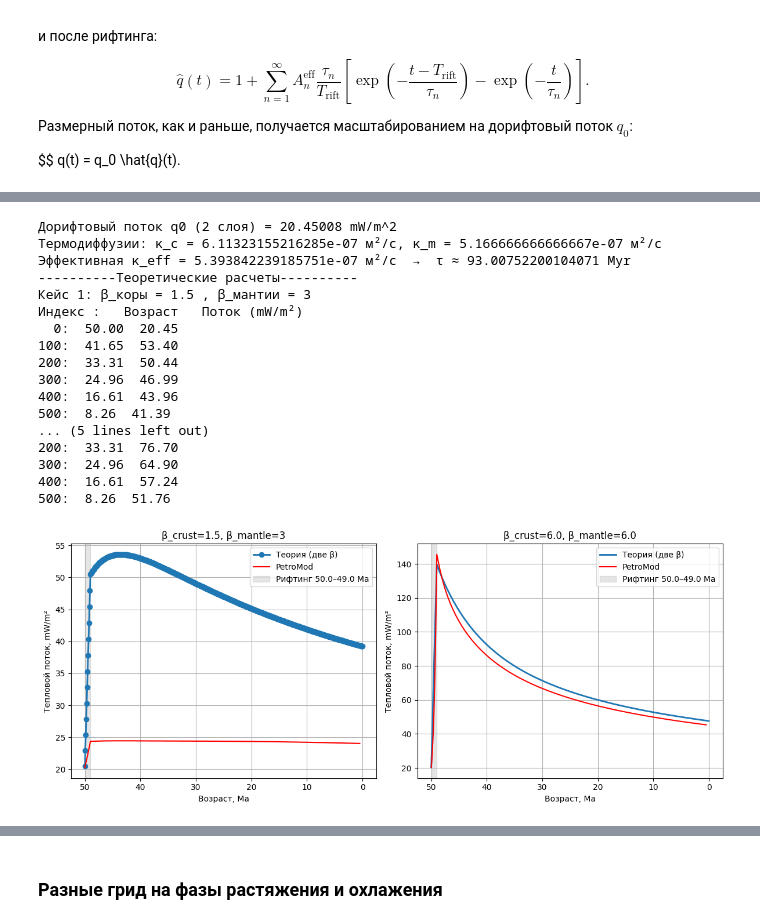
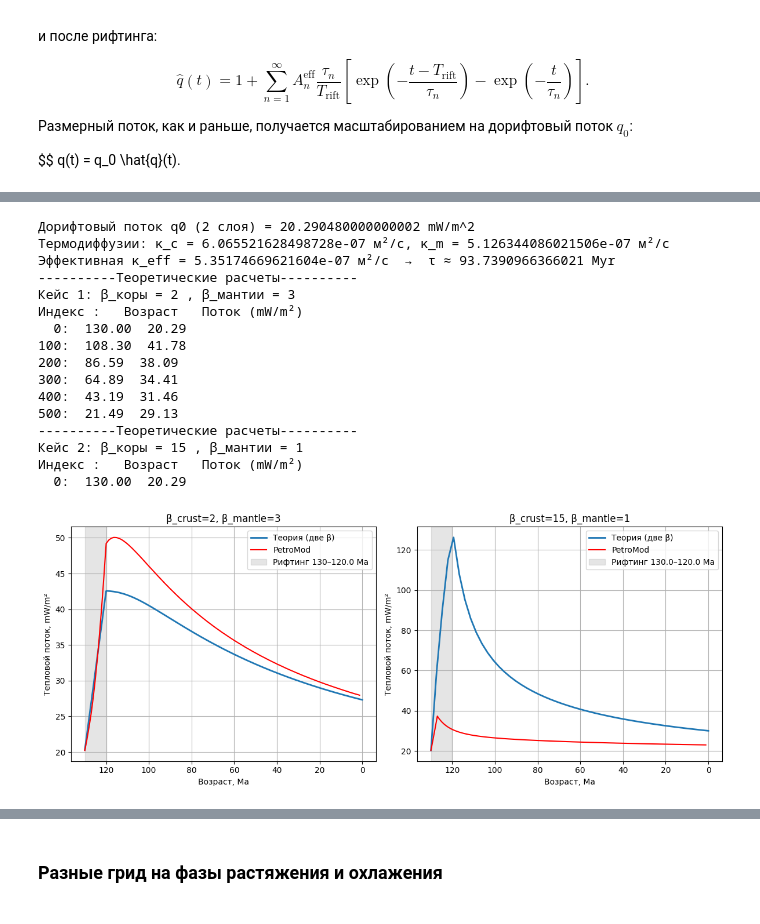
Before and after one commit to MariiaKalinina/heat-transfer-pinn, a Jupyter notebook: heatflux_test copy.ipynb, the cells around one changed output, grey strips where cells are left out. Drawn from its saved outputs; the diff is of its cells as text; code cells hidden in the pictures.

```diff
--- a/heatflux_test copy.ipynb
+++ b/heatflux_test copy.ipynb
@@ -502,8 +575,8 @@ t_mantle_km = 95.0   # толщина литосферной мантии, км
 k_crust  = 1.907      # W/m/K
 k_mantle = 1.907      # W/m/K
 
-k_crust  = 1.922      # W/m/K
-k_mantle = 1.922      # W/m/K
+# k_crust  = 2.6      # W/m/K
+# k_mantle = 2.6     # W/m/K
 
 # 1.922
 
@@ -539,6 +612,8 @@ kappa_mantle = k_mantle / (rho_mantle * cp_mantle) # м^2/с
 # Эффективная диффузивность для всей литосферы
 # κ_eff ≈ (κ_c * t_c + κ_m * t_m) / (t_c + t_m)
 kappa_eff = (kappa_crust * t_crust_m + kappa_mantle * t_mantle_m) / a_m
+
+# kappa_eff = (t_crust_m + t_mantle_m)**2 / (t_crust_m / k_crust + t_mantle_m / k_mantle)/(t_crust_m * rho_crust * cp_crust + t_mantle_m * rho_mantle * cp_mantle)
 
 # Масштабное тепловое время τ для "эквивалентного однородного слоя"
 tau_sec = a_m**2 / (np.pi**2 * kappa_eff)
@@ -587,7 +662,7 @@ def mckenzie_q_over_q0_finite_t_single_beta(t, beta_final, T_rift, tau_myr, n_te
 
 
 def mckenzie_q_finite_age_single_beta(age_array, age_start_rift, age_end_rift,
-                                      beta_final, tau_myr, q0, n_terms=200):
+                                      beta_final, tau_myr, q0, n_terms=5):
     """
     Вариант с одним β в шкале возрастов (Ma).
     """
@@ -640,7 +715,11 @@ def mckenzie_q_over_q0_finite_t_two_beta(t, beta_crust, beta_mantle,
     w_crust  = t_crust_m  / a_m
     w_mantle = t_mantle_m / a_m
 
-    A_n_eff = w_crust * A_n_crust + w_mantle * A_n_mantle
+    # A_n_eff = w_crust * A_n_crust + w_mantle * A_n_mantle
+
+    A_n_eff = 0.90 * A_n_crust + 0.1 * A_n_mantle
+
+    # A_n_eff = A_n_crust + A_n_mantle #<-- попробовать без весов !!!!!!!!!!!!!!!!!!
 
     tau_n = tau_myr / (n ** 2)
 
@@ -690,6 +769,9 @@ def mckenzie_q_finite_age_two_beta(age_array,
 
     return q0 * q_over_q0
 
+
+
+
 # ============================================================
 # 4. ДАННЫЕ PETROMOD (ВЫБИРАЮ ИЗ ФАЙЛА data.txt)
 # (предполагаю, что times и fluxes уже заполнены где-то выше в коде)
@@ -699,7 +781,7 @@ def mckenzie_q_finite_age_two_beta(age_array,
 ages1: list[float] = []
 q1_mW: list[float] = []
 
-cols_to_plot = [12]  # <-- расчёт №13 (индексация с 0)
+cols_to_plot = [0]  # <-- расчёт №13 (индексация с 0)
 for col in cols_to_plot:
     ages1 = times[col]
     q1_mW = fluxes[col]
@@ -708,7 +790,7 @@ age_start1 = 130
 age_end1   = 120.0
 
 # теперь задаём отдельно β для коры и мантии
-beta1_crust  = 1.5
+beta1_crust  = 2
 beta1_mantle = 3  # можешь сделать, например, 1.4 и смотреть эффект
 
 
@@ -716,16 +798,17 @@ beta1_mantle = 3  # можешь сделать, например, 1.4 и смо
 ages2: list[float] = []
 q2_mW: list[float] = []
 
-cols_to_plot = [21]  # <-- расчёт №22
+cols_to_plot = [3]  # <-- расчёт №22
 for col in cols_to_plot:
     ages2 = times[col]
     q2_mW = fluxes[col]
 
+
 age_start2 = 130.0
 age_end2   = 120.0
 
-beta2_crust  = 6.0
-beta2_mantle = 6.0  # и тут можешь задать другое значение
+beta2_crust  = 15
+beta2_mantle = 1
 
 q0_theor_mW = q0_two_layer_mW
 
@@ -734,8 +817,9 @@ q0_theor_mW = q0_two_layer_mW
 # ============================================================
 
 # Единный грид для рифтинга и охлаждения
-age_grid1 = np.linspace(50, 0, 600)  # изменение по оси x
-age_grid2 = np.linspace(50, 0, 600)
+age_grid1 = np.linspace(130, 0, 600)  # изменение по оси x
+age_grid2 = np.linspace(130, 0, 50)
+
 
 
 # --- ВАРИАНТ С ДВУМЯ β (новая функция) ---
@@ -744,7 +828,7 @@ q1_theor_mW = mckenzie_q_finite_age_two_beta(
     beta1_crust, beta1_mantle,
     tau_myr, q0_theor_mW,
     t_crust_m, t_mantle_m,
-    n_terms=5  # число гармоник
+    n_terms=300  # число гармоник
 )
 
 q2_theor_mW = mckenzie_q_finite_age_two_beta(
@@ -754,6 +838,8 @@ q2_theor_mW = mckenzie_q_finite_age_two_beta(
     t_crust_m, t_mantle_m,
     n_terms=5
 )
+
+
 
 print(10*"-" + "Теоретические расчеты" + 10*"-")
 print("Кейс 1: β_коры =", beta1_crust, ", β_мантии =", beta1_mantle)
@@ -785,51 +871,50 @@ fig, axes = plt.subplots(1, 2)
 
 # --- кейс 1 ---
 ax = axes[0]
-ax.plot(age_grid1, q1_theor_mW, label='Теория (две β)', lw=2, marker='o')
+ax.plot(age_grid1, q1_theor_mW, label='Теория (две β)', lw=2)
 ax.plot(ages1, q1_mW, label='PetroMod', color='red')
 ax.axvspan(age_start1, age_end1, color='grey', alpha=0.2,
            label=f'Рифтинг {age_start1}–{age_end1} Ma')
 
 ax.set_xlabel('Возраст, Ma')
 ax.set_ylabel('Тепловой поток, mW/m²')
 ax.set_title(f"β_crust={beta1_crust}, β_mantle={beta1_mantle}")
 ax.invert_xaxis()
 ax.grid(True)
 ax.legend()
 
 # --- кейс 2 ---
 ax = axes[1]
 ax.plot(age_grid2, q2_theor_mW, label='Теория (две β)', lw=2)
 ax.plot(ages2, q2_mW, label='PetroMod', color='red')
 ax.axvspan(age_start2, age_end2, color='grey', alpha=0.2,
            label=f'Рифтинг {age_start2}–{age_end2} Ma')
 
 ax.set_xlabel('Возраст, Ma')
 ax.set_ylabel('Тепловой поток, mW/m²')
 ax.set_title(f"β_crust={beta2_crust}, β_mantle={beta2_mantle}")
 ax.invert_xaxis()
 ax.grid(True)
 ax.legend()
 
 plt.tight_layout()
 plt.savefig("comparison_petromod_theory_T50-49_two_beta.png", dpi=300)
 plt.show()
 # %% [output]
-Дорифтовый поток q0 (2 слоя) = 20.45008 mW/m^2
-Термодиффузии: κ_c = 6.11323155216285e-07 м²/с, κ_m = 5.166666666666667e-07 м²/с
-Эффективная κ_eff = 5.393842239185751e-07 м²/с  →  τ ≈ 93.00752200104071 Myr
+Дорифтовый поток q0 (2 слоя) = 20.290480000000002 mW/m^2
+Термодиффузии: κ_c = 6.065521628498728e-07 м²/с, κ_m = 5.126344086021506e-07 м²/с
+Эффективная κ_eff = 5.35174669621604e-07 м²/с  →  τ ≈ 93.7390966366021 Myr
 ----------Теоретические расчеты----------
-Кейс 1: β_коры = 1.5 , β_мантии = 3
+Кейс 1: β_коры = 2 , β_мантии = 3
 Индекс :   Возраст   Поток (mW/m²)
-  0:  50.00  20.45
-100:  41.65  53.40
-200:  33.31  50.44
-300:  24.96  46.99
-400:  16.61  43.96
-500:  8.26  41.39
-... (5 lines left out)
-200:  33.31  76.70
-300:  24.96  64.90
-400:  16.61  57.24
-500:  8.26  51.76
+  0:  130.00  20.29
+100:  108.30  41.78
+200:  86.59  38.09
+300:  64.89  34.41
+400:  43.19  31.46
+500:  21.49  29.13
+----------Теоретические расчеты----------
+Кейс 2: β_коры = 15 , β_мантии = 1
+Индекс :   Возраст   Поток (mW/m²)
+  0:  130.00  20.29
-[figure, old version]
+[figure, new version]
```
Also changed, not shown: parts of 5 cells of this notebook, 6 other files.
